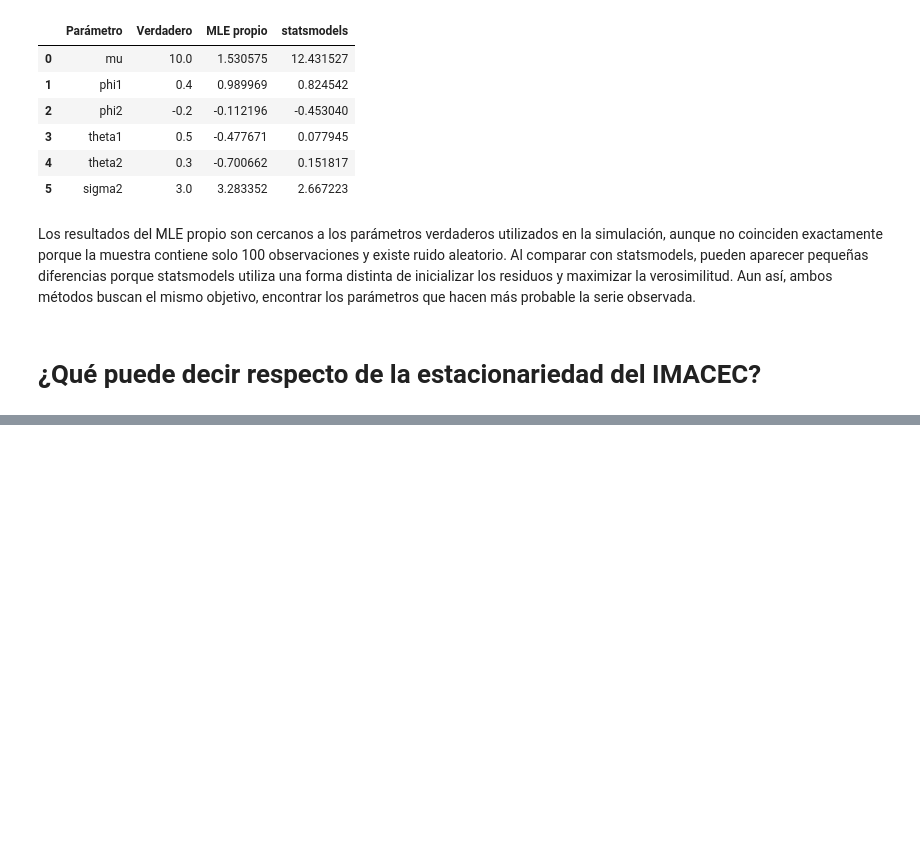
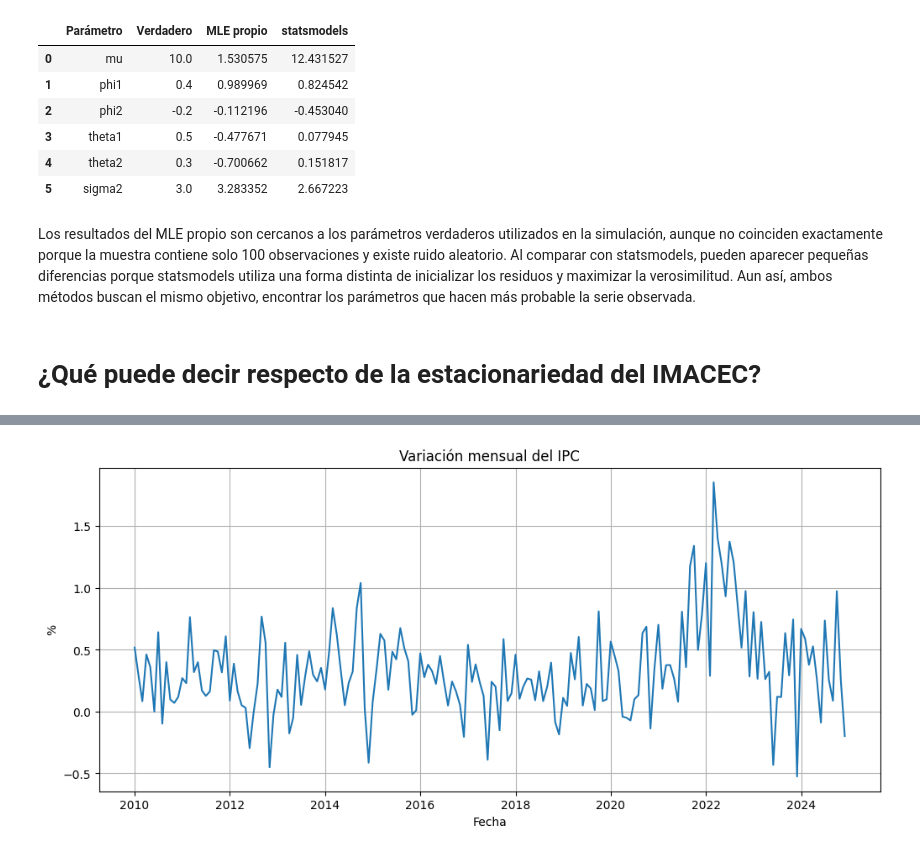
Before and after one commit to Antoniacifuentes/ds_finance_cifuentes, a Jupyter notebook: notebooks/hw4.ipynb, the cells around one changed output, grey strips where cells are left out. Drawn from its saved outputs; the diff is of its cells as text; code cells hidden in the pictures; blank space fills up the shorter version.

```diff
--- a/notebooks/hw4.ipynb
+++ b/notebooks/hw4.ipynb
@@ -422,0 +505,12 @@ import bcchapi
+# %%
+ipc = datos_mensual["IPC_mensual"].dropna()
+# %%
+plt.figure(figsize=(12,5))
+plt.plot(ipc)
+plt.title("Variación mensual del IPC")
+plt.xlabel("Fecha")
+plt.ylabel("%")
+plt.grid(True)
+plt.show()
+# %% [output]
+[figure, added]
```
Also changed, not shown: parts of 50 cells of this notebook.
